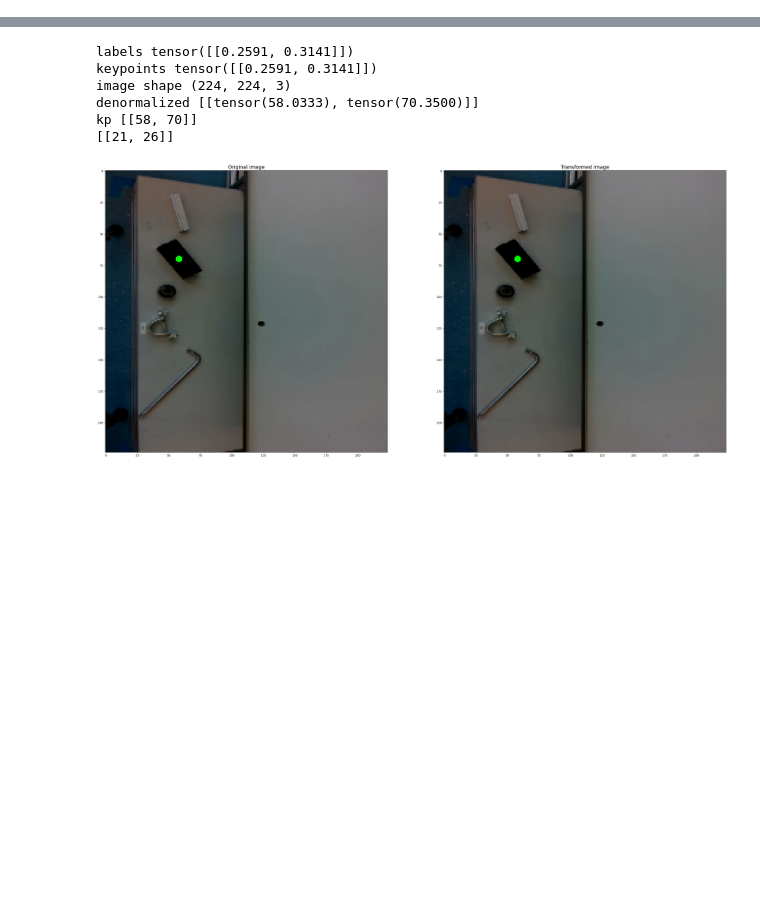
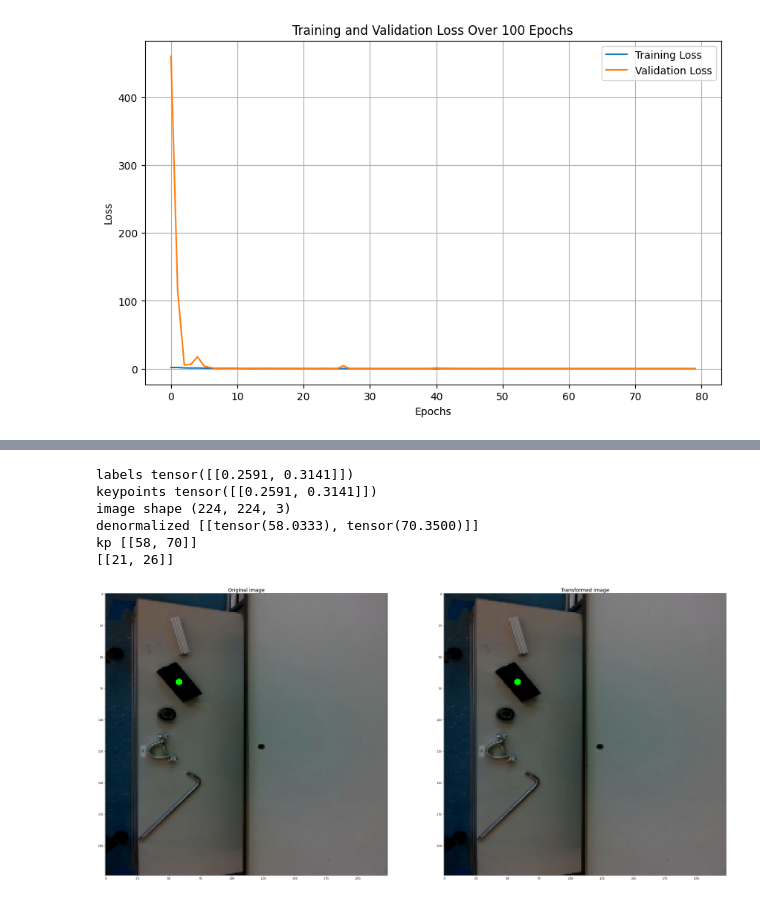
Before and after one commit to RnDProjectsDeebul/GokulKrishnaRnD, a Jupyter notebook: src/scripts/rnd_resnet50_key_train_draft1.ipynb, the cells around one changed output, grey strips where cells are left out. Cells and saved outputs as stored; diff of their text form; code cells hidden in the pictures; blank space fills up the shorter version.

Commit message:
new trained models and validation results

```diff
--- a/src/scripts/rnd_resnet50_key_train_draft1.ipynb
+++ b/src/scripts/rnd_resnet50_key_train_draft1.ipynb
@@ -172,17 +178,17 @@ class ClassDataset(Dataset):
         target["labels"] = torch.as_tensor(label, dtype=torch.int64)
         encoded_label = torch.as_tensor(target["labels"], dtype=torch.int64)
 
-        print('encoded_label = ', encoded_label)
+        # print('encoded_label = ', encoded_label)
 
         labels = torch.as_tensor(label, dtype=torch.int64)
 
         img = F.to_tensor(img)
-        resized_img = self.downsample_cnn(img.unsqueeze(0))
+        # resized_img = self.downsample_cnn(img.unsqueeze(0))
 
         label_reshaped = encoded_label.view(1, 1, 4).repeat(1, 84, 21)
         label_reshaped = label_reshaped[:, :, :84]
 
-        concatenated_tensor = torch.cat((resized_img, label_reshaped), dim=0)
+        concatenated_tensor = torch.cat((img, label_reshaped), dim=0)
 
         return img, target, concatenated_tensor, labels
 # %%
@@ -301,0 +261,16 @@ device =  cpu
+# %%
+num_classes = 4
+model = CustomResNet50(num_classes=num_classes, num_keypoints=1)
+
+device = torch.device('cuda') if torch.cuda.is_available() else torch.device('cpu')
+print('device = ', device)
+model.to(device)
+
+# criterion = RnDLossFunction()
+criterion = nn.CrossEntropyLoss()
+criterion_kpt = torch.nn.MSELoss()
+
+optimizer = optim.Adam(model.parameters(), lr=0.001)
+
+num_epochs = 50
+temp = None
@@ -332,6 +349,7 @@ def train_model(model, criterion, optimizer, num_epochs=25):
 # %%
 timestamp = datetime.now().strftime("%Y%m%d-%H%M%S")
 
-train_model(model, criterion, optimizer, num_epochs)
-torch.save(model.state_dict(), '../models/resnet50_trained.pth')
+train_losses, valid_losses = train_model(model, criterion, criterion_kpt, optimizer, train_loader, valid_loader, num_epochs=80)
+# train_model(model, criterion, optimizer, num_epochs)
+torch.save(model.state_dict(), '../models/resnet50_trained_7.pth')
 # %% [output]
@@ -354,0 +373,15 @@ Epoch 50/50, Loss: 0.03440948606370703
+# %%
+def plot_losses(train_losses, valid_losses):
+    plt.figure(figsize=(10, 6))
+    plt.plot(train_losses, label='Training Loss')
+    plt.plot(valid_losses, label='Validation Loss')
+    plt.title('Training and Validation Loss Over 100 Epochs')
+    plt.xlabel('Epochs')
+    plt.ylabel('Loss')
+    plt.legend()
+    plt.grid(True)
+    plt.show()
+
+plot_losses(train_losses, valid_losses)
+# %% [output]
+[figure, added]
```
Also changed, not shown: parts of 12 cells of this notebook, 7 other files.
